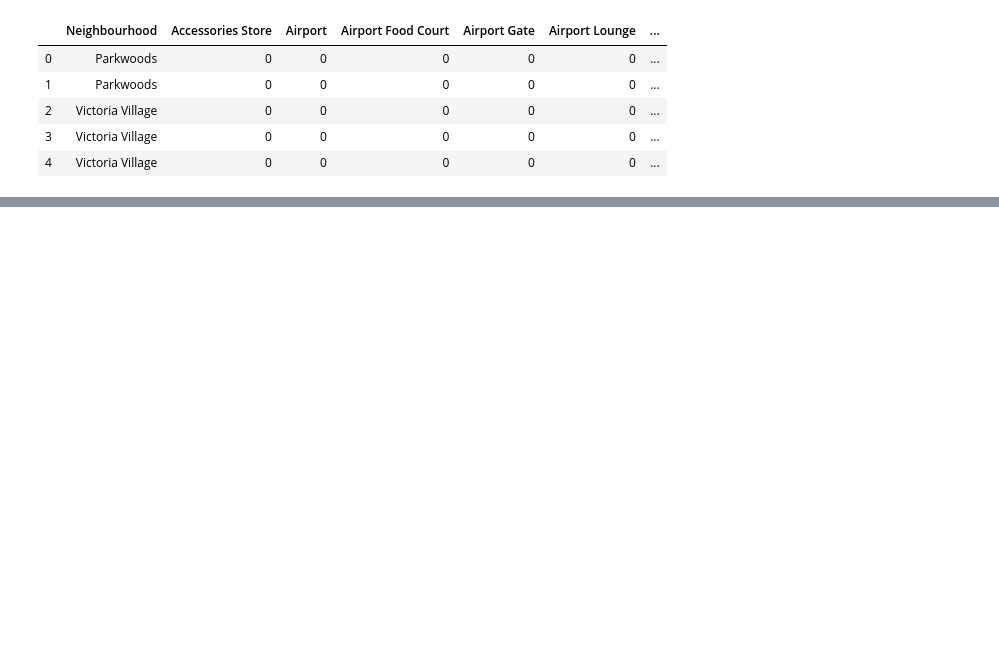
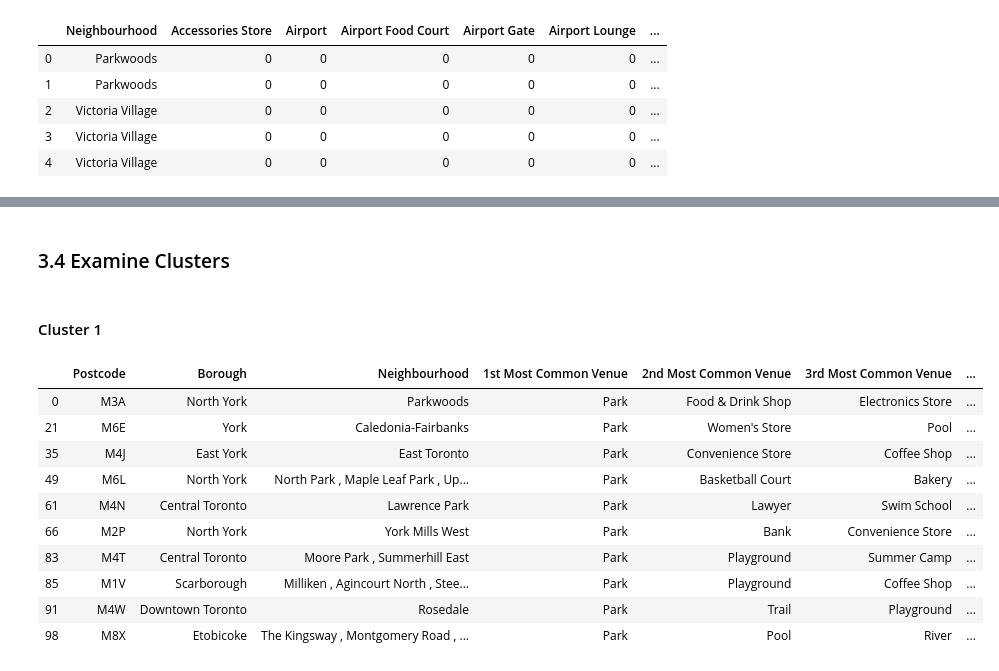
Before and after one commit to nitishbhardwaj1912/Coursera_Capstone, a Jupyter notebook: CourseraCapstone_A1.ipynb, the cells around one changed output, grey strips where cells are left out. Cells and saved outputs as stored; diff of their text form; code cells hidden in the pictures; blank space fills up the shorter version.

```diff
--- a/CourseraCapstone_A1.ipynb
+++ b/CourseraCapstone_A1.ipynb
@@ -289,0 +475,19 @@ toronto_grouped.shape
+# %% [markdown]
+### 3.4 Examine Clusters
+# %% [markdown]
+#### Cluster 1
+# %%
+toronto_merged.loc[toronto_merged['Cluster Labels'] == 0,
+                   toronto_merged.columns[list(range(0,3)) + list(range(6, toronto_merged.shape[1]))]]
+# %% [output]
+|  | Postcode | Borough | Neighbourhood | 1st Most Common Venue | 2nd Most Common Venue | 3rd Most Common Venue | ... |
+| 0 | M3A | North York | Parkwoods | Park | Food & Drink Shop | Electronics Store | ... |
+| 21 | M6E | York | Caledonia-Fairbanks | Park | Women's Store | Pool | ... |
+| 35 | M4J | East York | East Toronto | Park | Convenience Store | Coffee Shop | ... |
+| 49 | M6L | North York | North Park , Maple Leaf Park , Up... | Park | Basketball Court | Bakery | ... |
+| 61 | M4N | Central Toronto | Lawrence Park | Park | Lawyer | Swim School | ... |
+| 66 | M2P | North York | York Mills West | Park | Bank | Convenience Store | ... |
+| 83 | M4T | Central Toronto | Moore Park , Summerhill East | Park | Playground | Summer Camp | ... |
+| 85 | M1V | Scarborough | Milliken , Agincourt North , Stee... | Park | Playground | Coffee Shop | ... |
+| 91 | M4W | Downtown Toronto | Rosedale | Park | Trail | Playground | ... |
+| 98 | M8X | Etobicoke | The Kingsway , Montgomery Road , ... | Park | Pool | River | ... |
```
Also changed, not shown: parts of 41 cells of this notebook.
